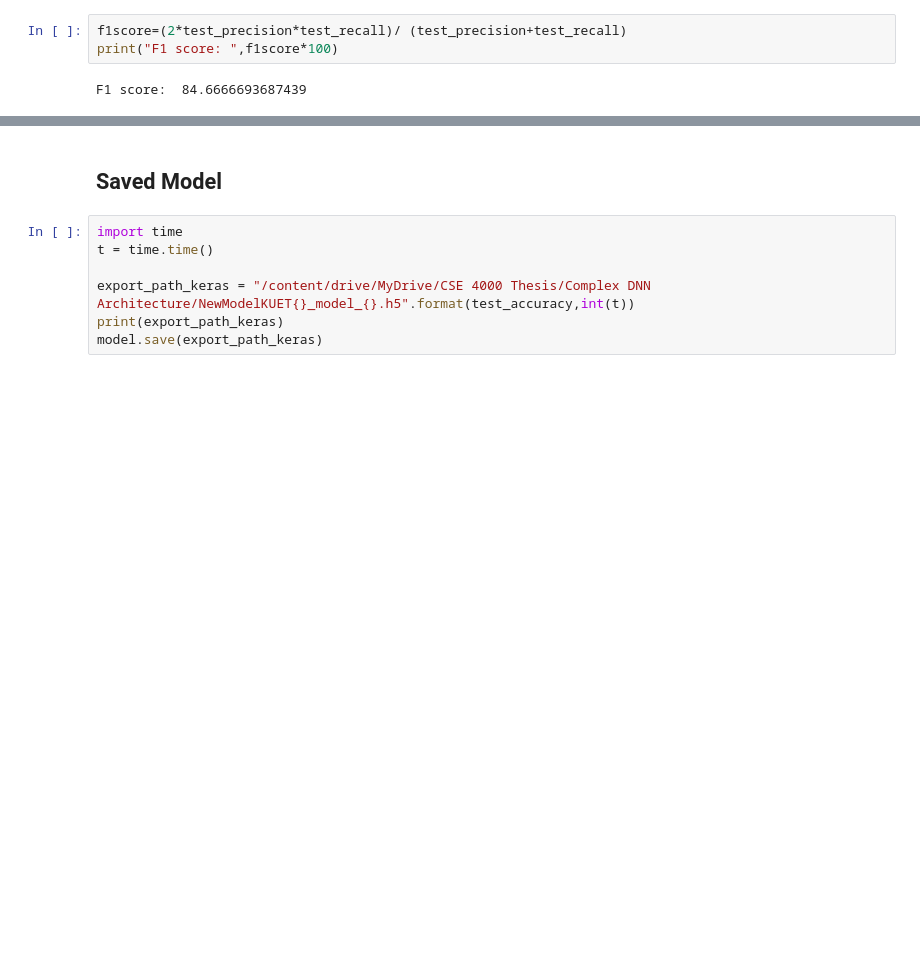
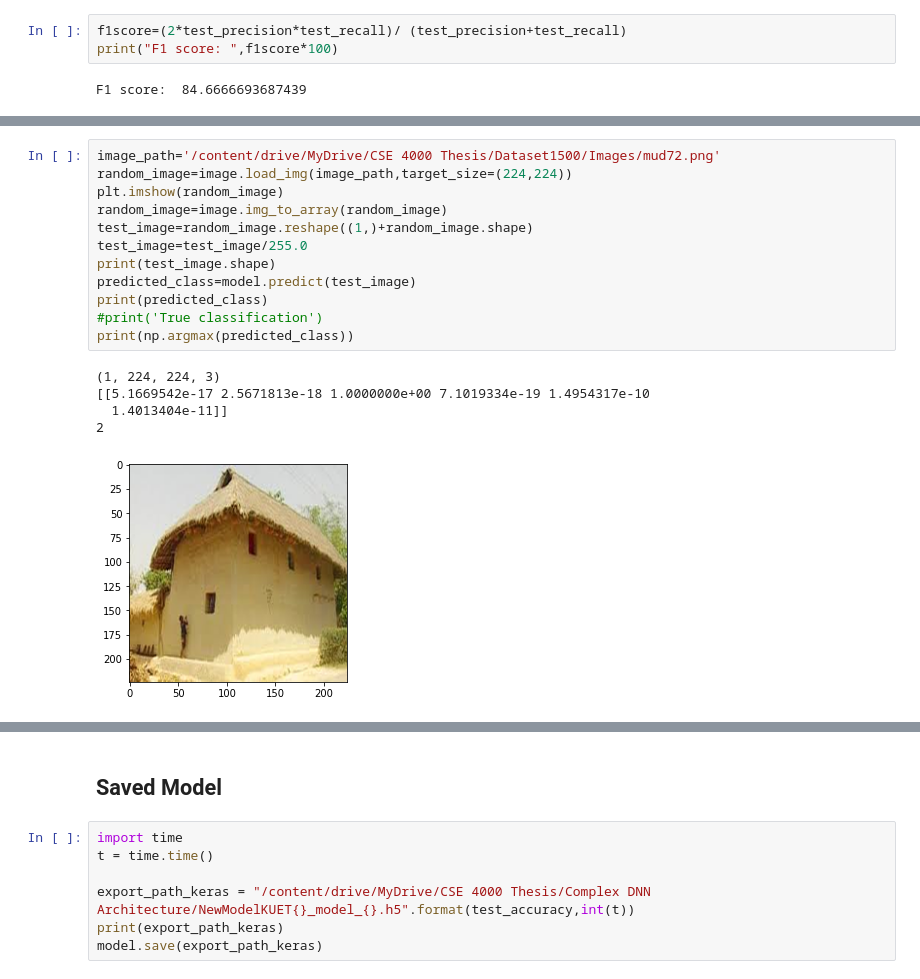
Before and after one commit to FaisalAhmedBijoy/Deep-CNN-Architecture-Implementation, a Jupyter notebook: Complex_New_Model_Architecture_Thesis_KUET.ipynb, the cells around one changed output, grey strips where cells are left out. Saved outputs shown, nothing was run; the diff lists cells and outputs as text; blank space fills up the shorter version.

```diff
--- a/Complex_New_Model_Architecture_Thesis_KUET.ipynb
+++ b/Complex_New_Model_Architecture_Thesis_KUET.ipynb
@@ -364,0 +423,18 @@ F1 score:  84.6666693687439
+# %%
+image_path='/content/drive/MyDrive/CSE 4000 Thesis/Dataset1500/Images/mud72.png'
+random_image=image.load_img(image_path,target_size=(224,224))
+plt.imshow(random_image)
+random_image=image.img_to_array(random_image)
+test_image=random_image.reshape((1,)+random_image.shape)
+test_image=test_image/255.0
+print(test_image.shape)
+predicted_class=model.predict(test_image)
+print(predicted_class)
+#print('True classification')
+print(np.argmax(predicted_class))
+# %% [output]
+(1, 224, 224, 3)
+[[5.1669542e-17 2.5671813e-18 1.0000000e+00 7.1019334e-19 1.4954317e-10
+  1.4013404e-11]]
+2
+[figure, added]
```
Also changed, not shown: parts of 9 cells of this notebook.
